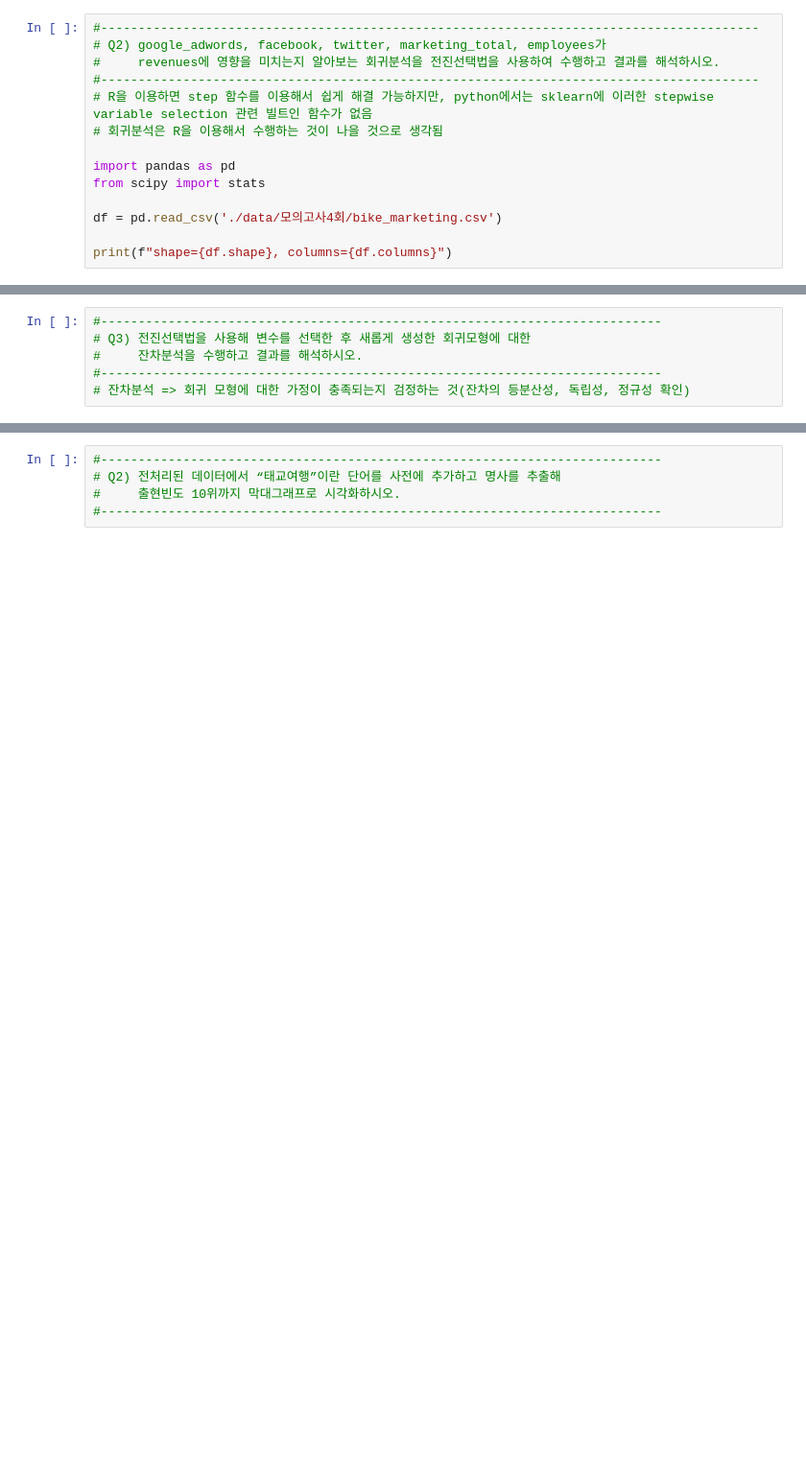
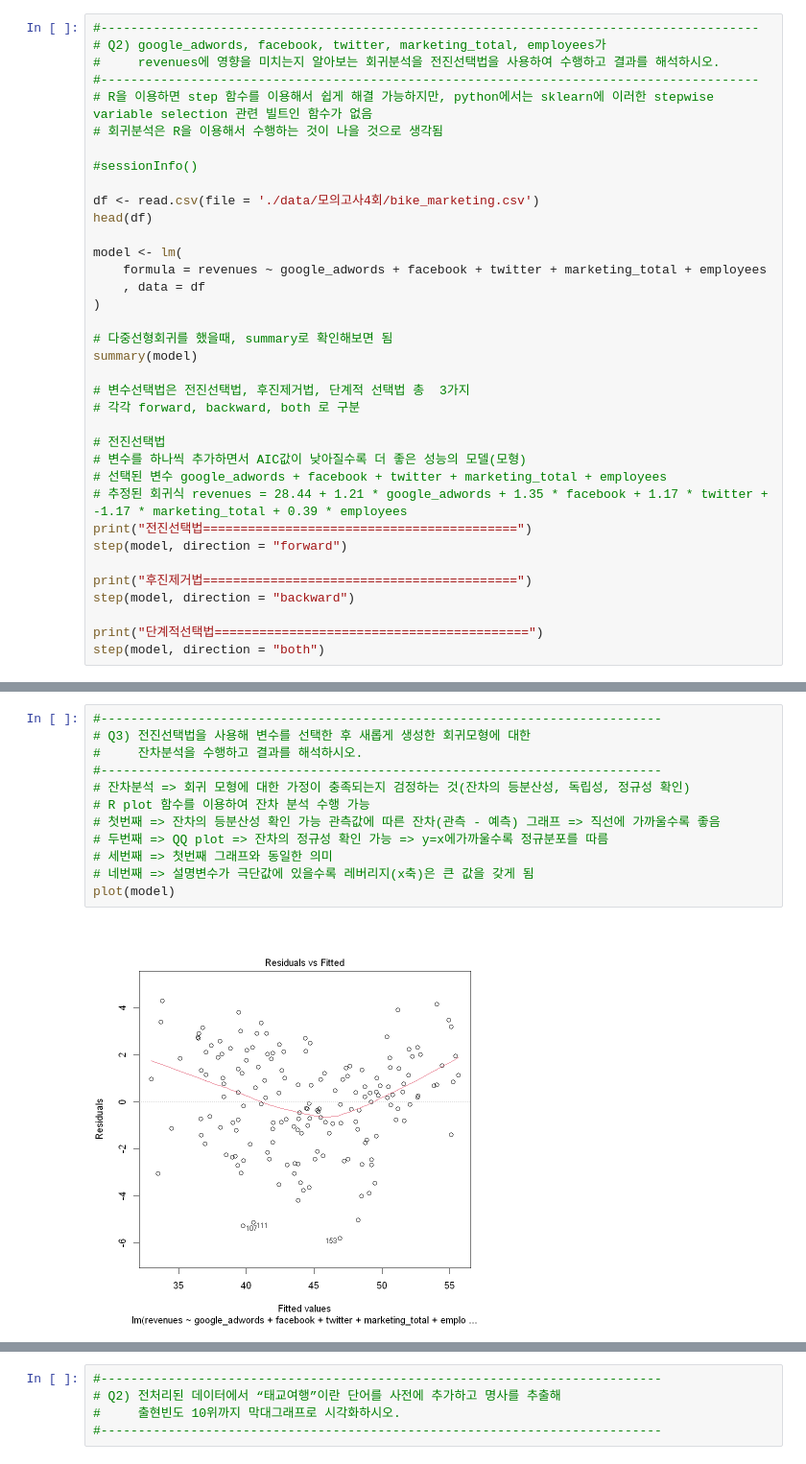
Before and after one commit to srkwon/analysis, a Jupyter notebook: data-analysis-2021/1.ADP실기/문제풀이/20211028.ipynb, the cells around one changed output, grey strips where cells are left out. Shown: that part at 96% size. Saved outputs shown, nothing was run; the diff lists cells and outputs as text; blank space fills up the shorter version.

```diff
--- a/data-analysis-2021/1.ADP실기/문제풀이/20211028.ipynb
+++ b/data-analysis-2021/1.ADP실기/문제풀이/20211028.ipynb
@@ -192,10 +83,32 @@ F_onewayResult(statistic=0.609944214128908, pvalue=0.544572945313452)
 # R을 이용하면 step 함수를 이용해서 쉽게 해결 가능하지만, python에서는 sklearn에 이러한 stepwise variable selection 관련 빌트인 함수가 없음
 # 회귀분석은 R을 이용해서 수행하는 것이 나을 것으로 생각됨
 
-import pandas as pd
-from scipy import stats
+#sessionInfo()
 
-df = pd.read_csv('./data/모의고사4회/bike_marketing.csv')
+df <- read.csv(file = './data/모의고사4회/bike_marketing.csv')
+head(df)
 
-print(f"shape={df.shape}, columns={df.columns}")
+model <- lm(
+    formula = revenues ~ google_adwords + facebook + twitter + marketing_total + employees
+    , data = df
+)
+
+# 다중선형회귀를 했을때, summary로 확인해보면 됨
+summary(model)
+
+# 변수선택법은 전진선택법, 후진제거법, 단계적 선택법 총  3가지
+# 각각 forward, backward, both 로 구분
+
+# 전진선택법
+# 변수를 하나씩 추가하면서 AIC값이 낮아질수록 더 좋은 성능의 모델(모형)
+# 선택된 변수 google_adwords + facebook + twitter + marketing_total + employees
+# 추정된 회귀식 revenues = 28.44 + 1.21 * google_adwords + 1.35 * facebook + 1.17 * twitter + -1.17 * marketing_total + 0.39 * employees
+print("전진선택법==========================================")
+step(model, direction = "forward")
+
+print("후진제거법==========================================")
+step(model, direction = "backward")
+
+print("단계적선택법==========================================")
+step(model, direction = "both")
 # %% [output]
@@ -206,6 +196,14 @@ ERROR: Error in parse(text = x, srcfile = src): <text>:8:8: 예상하지 못한
 # %%
 #---------------------------------------------------------------------------
 # Q3) 전진선택법을 사용해 변수를 선택한 후 새롭게 생성한 회귀모형에 대한
 #     잔차분석을 수행하고 결과를 해석하시오.
 #---------------------------------------------------------------------------
 # 잔차분석 => 회귀 모형에 대한 가정이 충족되는지 검정하는 것(잔차의 등분산성, 독립성, 정규성 확인)
+# R plot 함수를 이용하여 잔차 분석 수행 가능
+# 첫번째 => 잔차의 등분산성 확인 가능 관측값에 따른 잔차(관측 - 예측) 그래프 => 직선에 가까울수록 좋음
+# 두번째 => QQ plot => 잔차의 정규성 확인 가능 => y=x에가까울수록 정규분포를 따름
+# 세번째 => 첫번째 그래프와 동일한 의미
+# 네번째 => 설명변수가 극단값에 있을수록 레버리지(x축)은 큰 값을 갖게 됨
+plot(model)
+# %% [output]
+[figure, added]
```
Also changed, not shown: parts of 9 cells of this notebook, 2 other files.
